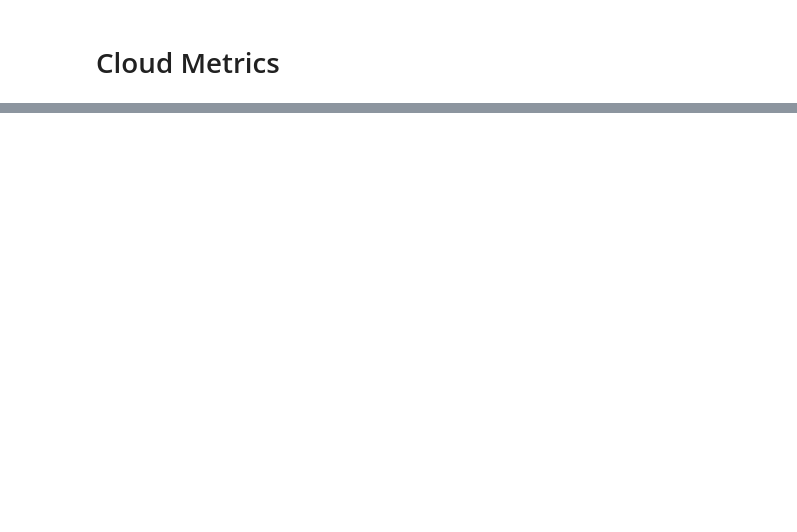
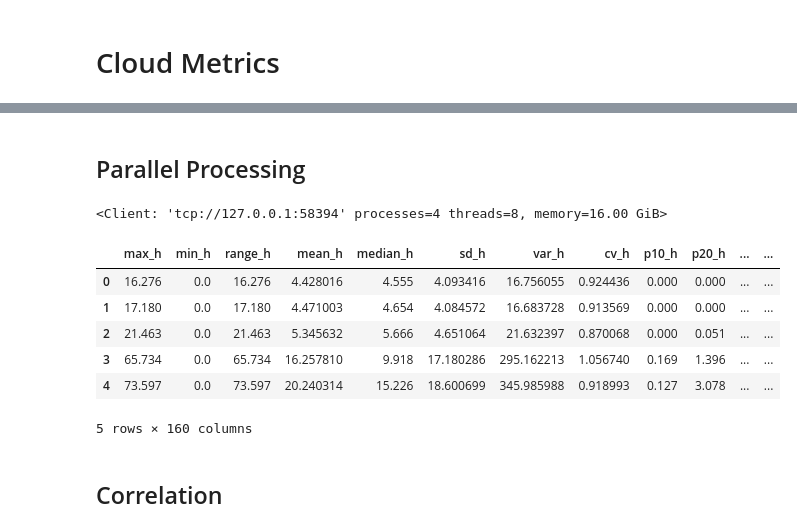
Before and after one commit to jameswesc/masters-thesis, a Jupyter notebook: notebooks/07_cloud_metrics.ipynb, the cells around one changed output, grey strips where cells are left out. Cells and saved outputs as stored; diff of their text form; code cells hidden in the pictures; blank space fills up the shorter version.

```diff
--- a/notebooks/07_cloud_metrics.ipynb
+++ b/notebooks/07_cloud_metrics.ipynb
@@ -45,0 +87,8 @@ dtype: float32
+# %% [markdown]
+## Parallel Processing
+# %%
+from dask.distributed import Client
+client = Client()
+client
+# %% [output]
+<Client: 'tcp://127.0.0.1:58394' processes=4 threads=8, memory=16.00 GiB>
@@ -45,0 +102,11 @@ dtype: float32
+# %%
+df = pd.DataFrame(results)
+df.head()
+# %% [output]
+|  | max_h | min_h | range_h | mean_h | median_h | sd_h | var_h | cv_h | p10_h | p20_h | ... | ... |
+| 0 | 16.276 | 0.0 | 16.276 | 4.428016 | 4.555 | 4.093416 | 16.756055 | 0.924436 | 0.000 | 0.000 | ... | ... |
+| 1 | 17.180 | 0.0 | 17.180 | 4.471003 | 4.654 | 4.084572 | 16.683728 | 0.913569 | 0.000 | 0.000 | ... | ... |
+| 2 | 21.463 | 0.0 | 21.463 | 5.345632 | 5.666 | 4.651064 | 21.632397 | 0.870068 | 0.000 | 0.051 | ... | ... |
+| 3 | 65.734 | 0.0 | 65.734 | 16.257810 | 9.918 | 17.180286 | 295.162213 | 1.056740 | 0.169 | 1.396 | ... | ... |
+| 4 | 73.597 | 0.0 | 73.597 | 20.240314 | 15.226 | 18.600699 | 345.985988 | 0.918993 | 0.127 | 3.078 | ... | ... |
+5 rows × 160 columns
@@ -45,0 +117,2 @@ dtype: float32
+# %% [markdown]
+## Correlation
```
Also changed, not shown: parts of 16 cells of this notebook, 5 other files.
